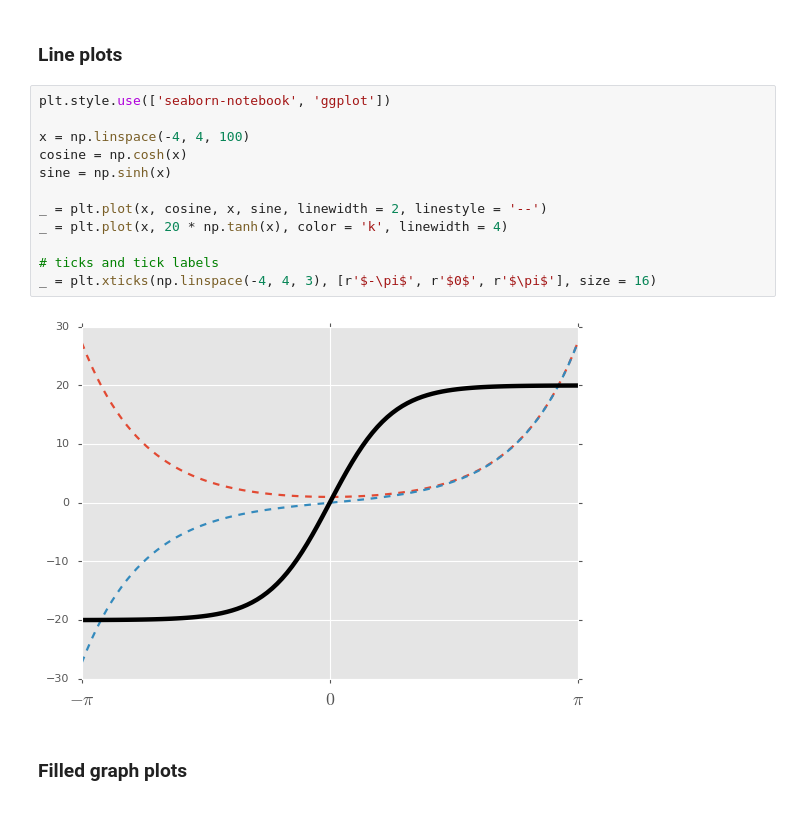
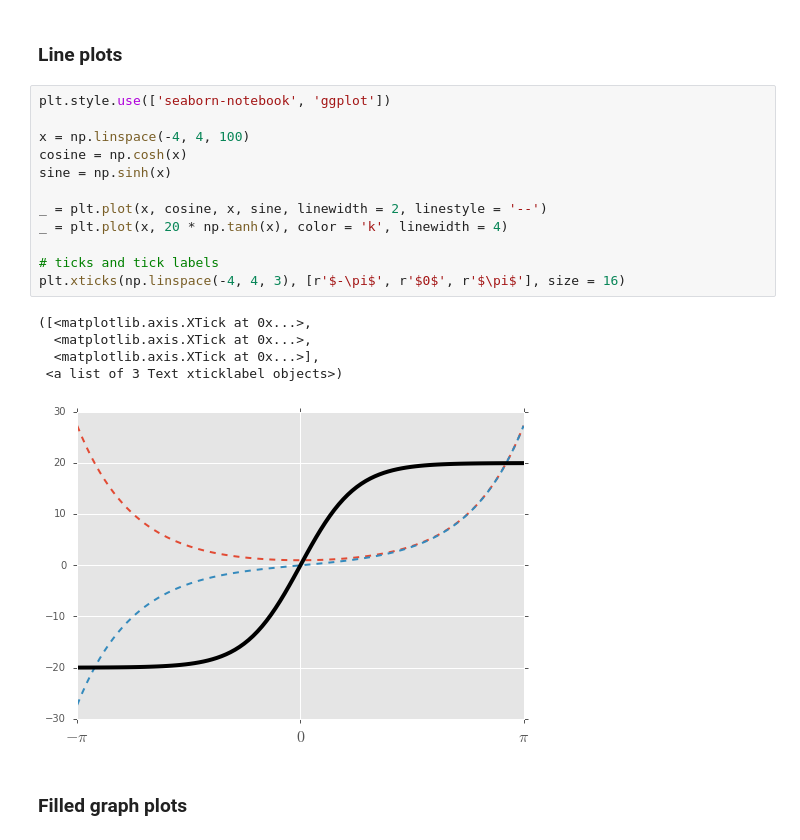
Before and after one commit to cmalliopoulos/PfBDAaML, a Jupyter notebook: matplotlib.ipynb, the cells around one changed output. Saved outputs shown, nothing was run; the diff lists cells and outputs as text.

```diff
--- a/matplotlib.ipynb
+++ b/matplotlib.ipynb
@@ -240,17 +245,21 @@ lines.linewidth: 3
 # %%
 plt.style.use(['seaborn-notebook', 'ggplot'])
 
 x = np.linspace(-4, 4, 100)
 cosine = np.cosh(x)
 sine = np.sinh(x)
 
 _ = plt.plot(x, cosine, x, sine, linewidth = 2, linestyle = '--')
 _ = plt.plot(x, 20 * np.tanh(x), color = 'k', linewidth = 4)
 
 # ticks and tick labels
-_ = plt.xticks(np.linspace(-4, 4, 3), [r'$-\pi$', r'$0$', r'$\pi$'], size = 16)
+plt.xticks(np.linspace(-4, 4, 3), [r'$-\pi$', r'$0$', r'$\pi$'], size = 16)
 # %% [output]
+([<matplotlib.axis.XTick at 0x...>,
+  <matplotlib.axis.XTick at 0x...>,
+  <matplotlib.axis.XTick at 0x...>],
+ <a list of 3 Text xticklabel objects>)
-[figure, old version]
+[figure, new version]
 # %% [markdown]
 ### Filled graph plots ###
 # %%
```
Also changed, not shown: parts of 3 cells of this notebook, 2 other files.
